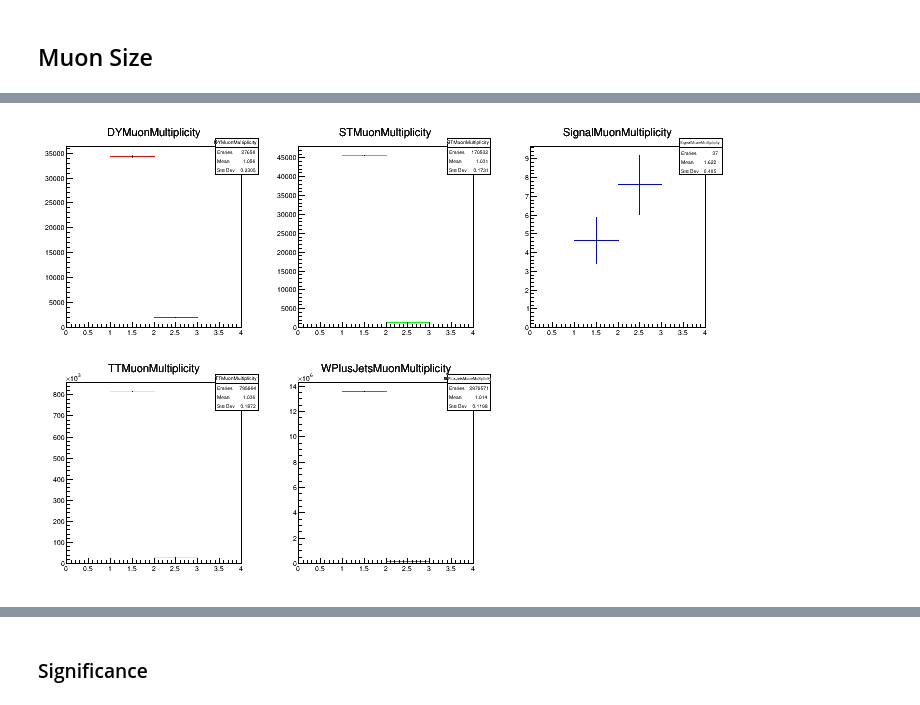
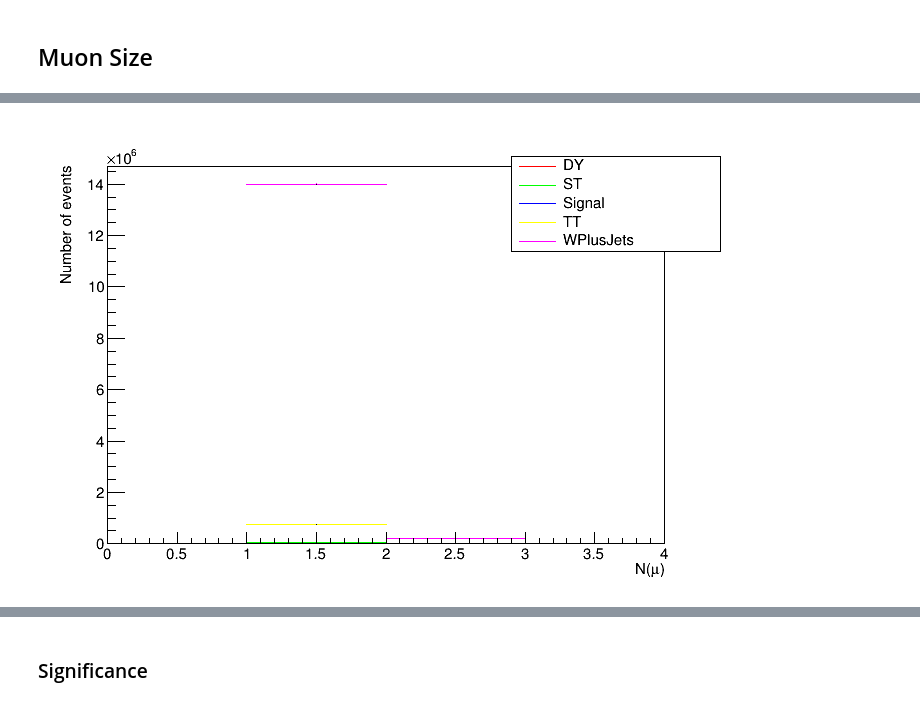
Before and after one commit to HENGEX/VLF_Montecarlo_Ana, a Jupyter notebook: scripts/CutFlow.ipynb, the cells around one changed output, grey strips where cells are left out. Saved outputs shown, nothing was run; the diff lists cells and outputs as text; code cells hidden in the pictures.

```diff
--- a/scripts/CutFlow.ipynb
+++ b/scripts/CutFlow.ipynb
@@ -117,10 +115,10 @@ Info in <TCanvas::Print>: pdf file Plots_PDF/MuonEQ1_bJetsEQ0_MuonsPtLT30_MTLMuo
 # %%
-MuSize_hplots[Var1].first->Draw("PADS"); //HStack object
+MuSize_hplots[Var1].first->Draw("nostackb"); //HStack object "PADS" "nostack,e1p"
 MuSize_hplots[Var1].first->SetTitle("");
 MuSize_hplots[Var1].second->Draw(); //Legend object
 c.Draw();
 # %% [output]
-[figure, old version]
+[figure, new version]
 # %%
 PlotPathName = PlotPath +"/MuSizeAll.pdf";
 if (SaveFiles) c.SaveAs(PlotPathName.c_str(),"pdf");
```
Also changed, not shown: parts of 44 cells of this notebook.
